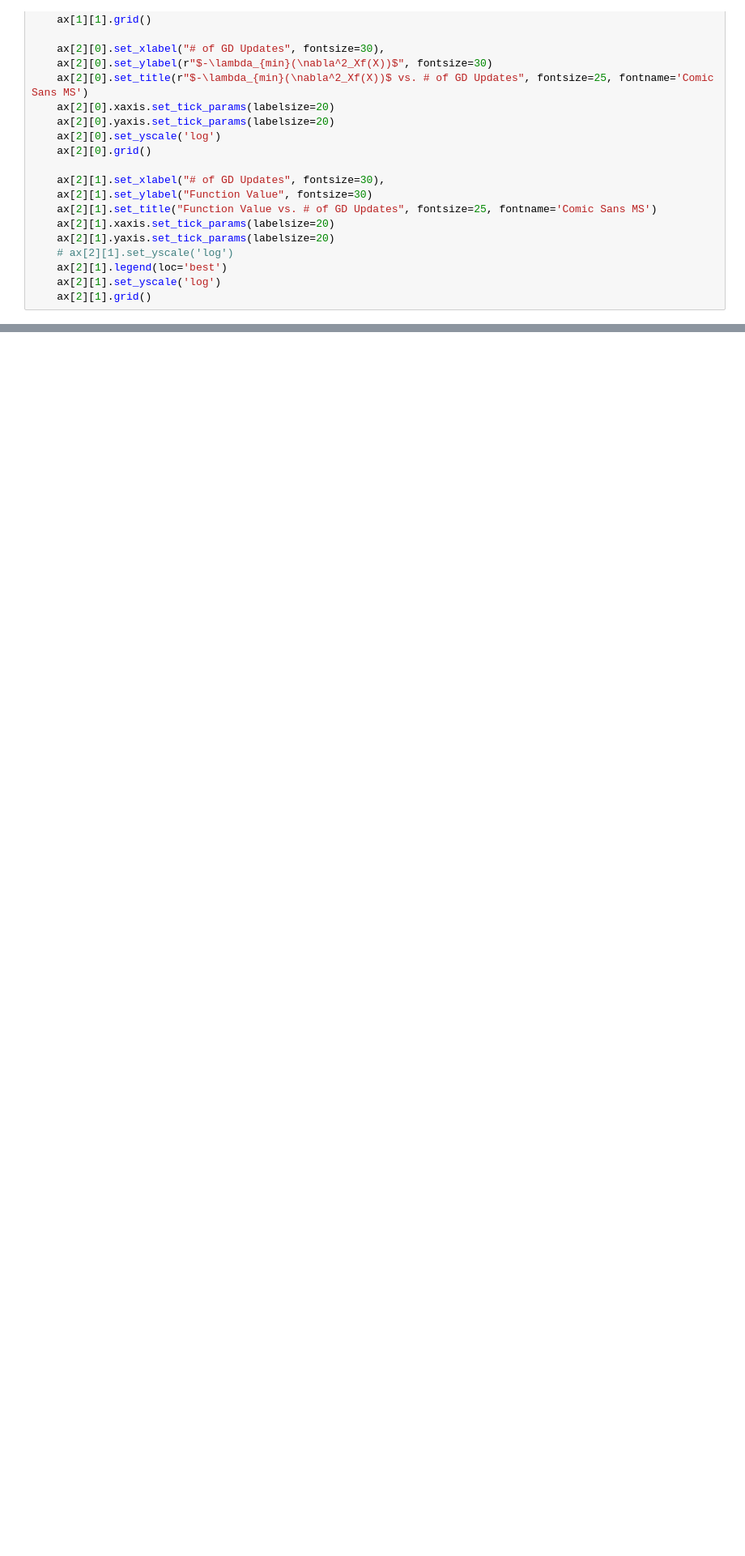
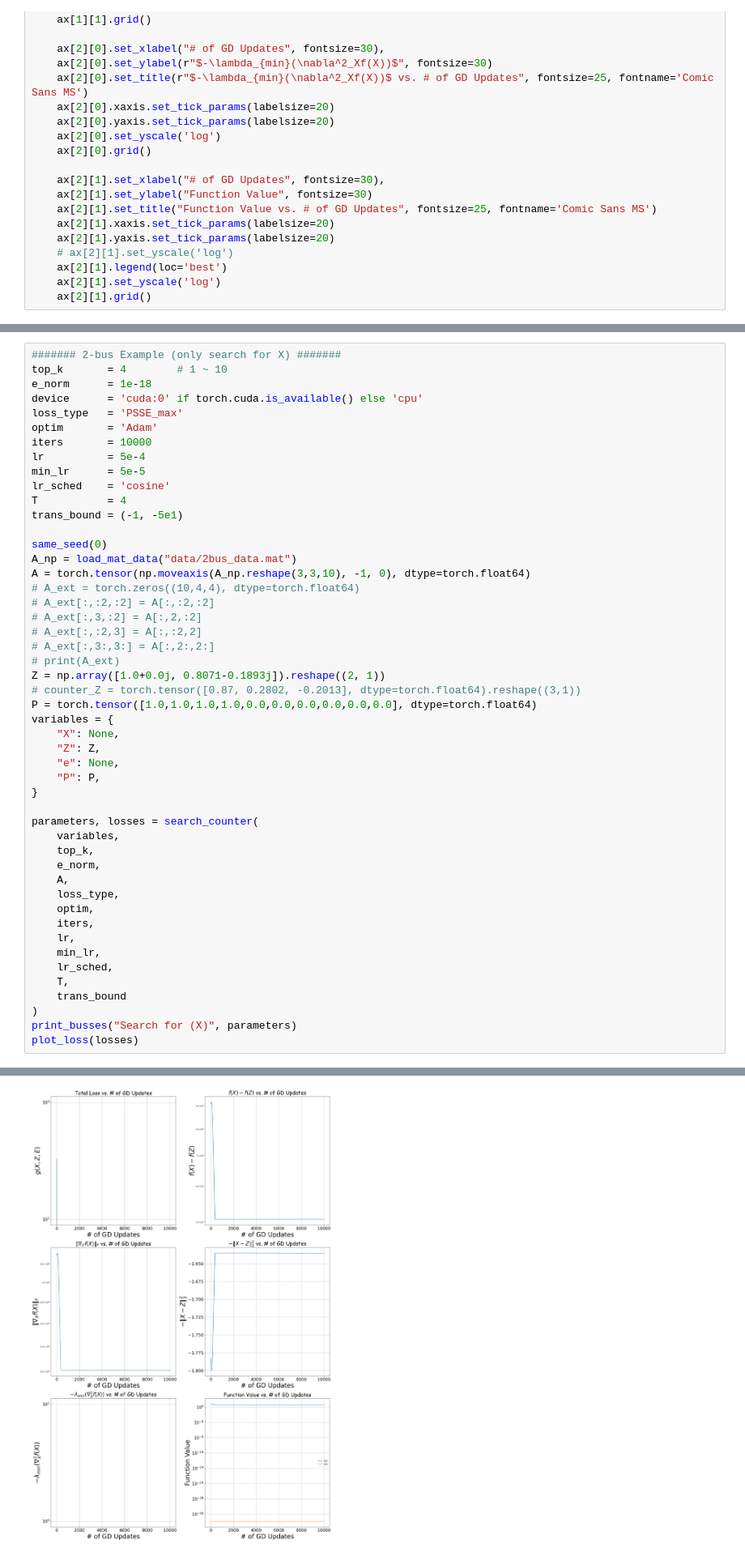
Before and after one commit to JeterHwang/matrix-completion, a Jupyter notebook: PSSE.ipynb, the cells around one changed output, grey strips where cells are left out. Shown at 81% size. Saved outputs shown, nothing was run; the diff lists cells and outputs as text; blank space fills up the shorter version.

```diff
--- a/PSSE.ipynb
+++ b/PSSE.ipynb
@@ -167,0 +177,50 @@ def search_counter(N, e_norm, Mats, z=None, loss_type='PSSE_max', optim='Adam',
+# %%
+####### 2-bus Example (only search for X) #######
+top_k       = 4        # 1 ~ 10
+e_norm      = 1e-18
+device      = 'cuda:0' if torch.cuda.is_available() else 'cpu'
+loss_type   = 'PSSE_max'
+optim       = 'Adam'
+iters       = 10000
+lr          = 5e-4
+min_lr      = 5e-5
+lr_sched    = 'cosine'
+T           = 4
+trans_bound = (-1, -5e1)
+
+same_seed(0)
+A_np = load_mat_data("data/2bus_data.mat")
+A = torch.tensor(np.moveaxis(A_np.reshape(3,3,10), -1, 0), dtype=torch.float64)
+# A_ext = torch.zeros((10,4,4), dtype=torch.float64)
+# A_ext[:,:2,:2] = A[:,:2,:2]
+# A_ext[:,3,:2] = A[:,2,:2]
+# A_ext[:,:2,3] = A[:,:2,2]
+# A_ext[:,3:,3:] = A[:,2:,2:]
+# print(A_ext)
+Z = np.array([1.0+0.0j, 0.8071-0.1893j]).reshape((2, 1))
+# counter_Z = torch.tensor([0.87, 0.2802, -0.2013], dtype=torch.float64).reshape((3,1))
+P = torch.tensor([1.0,1.0,1.0,1.0,0.0,0.0,0.0,0.0,0.0,0.0], dtype=torch.float64)
+variables = {
+    "X": None,
+    "Z": Z,
+    "e": None,
+    "P": P,
+}
+
+parameters, losses = search_counter(
+    variables,
+    top_k,
+    e_norm,
+    A,
+    loss_type,
+    optim,
+    iters,
+    lr,
+    min_lr,
+    lr_sched,
+    T,
+    trans_bound
+)
+print_busses("Search for (X)", parameters)
+plot_loss(losses)
+# %% [output]
@@ -167,0 +232 @@ def search_counter(N, e_norm, Mats, z=None, loss_type='PSSE_max', optim='Adam',
+[figure, added]
```
Also changed, not shown: parts of 9 cells of this notebook, 9 other files.
